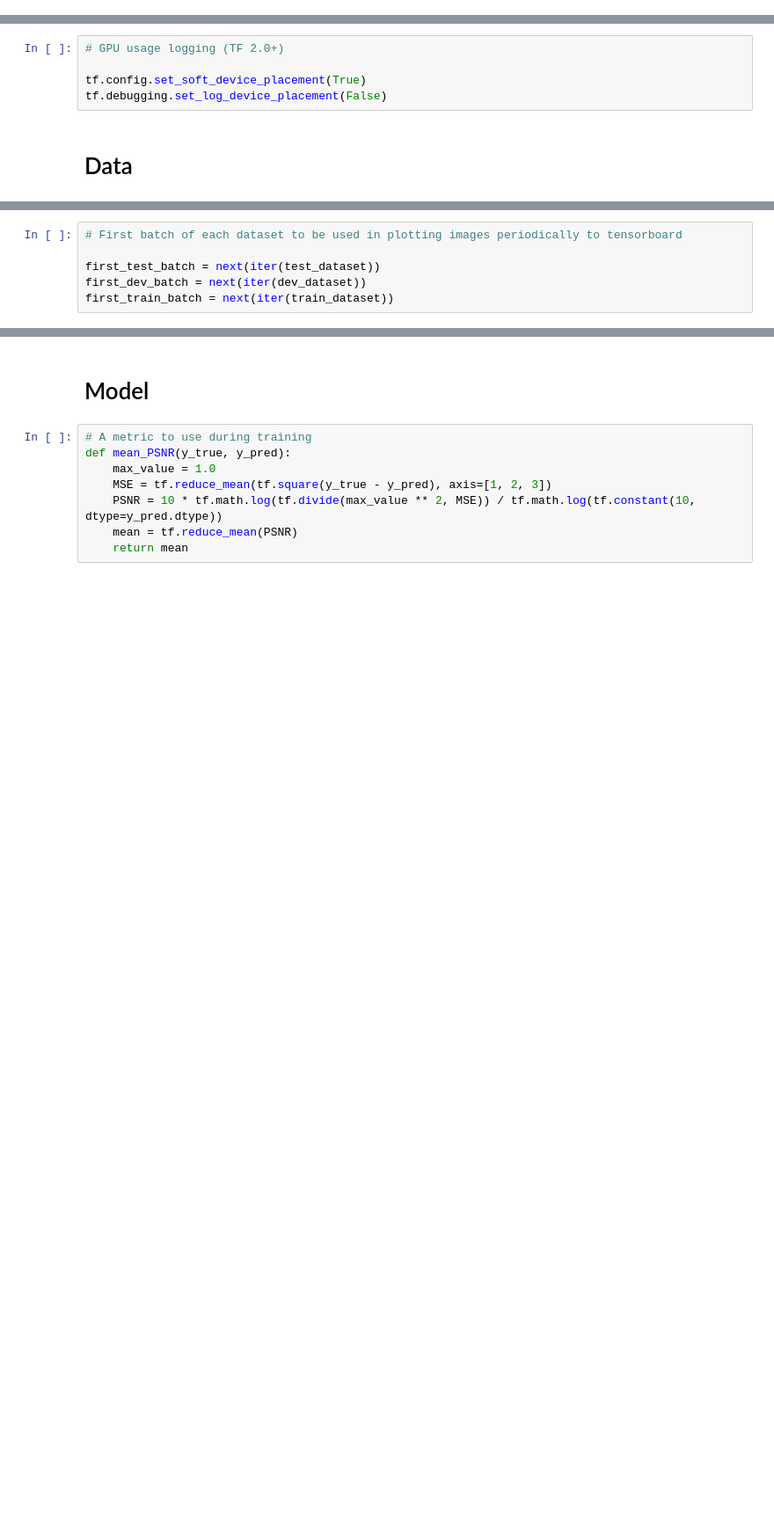
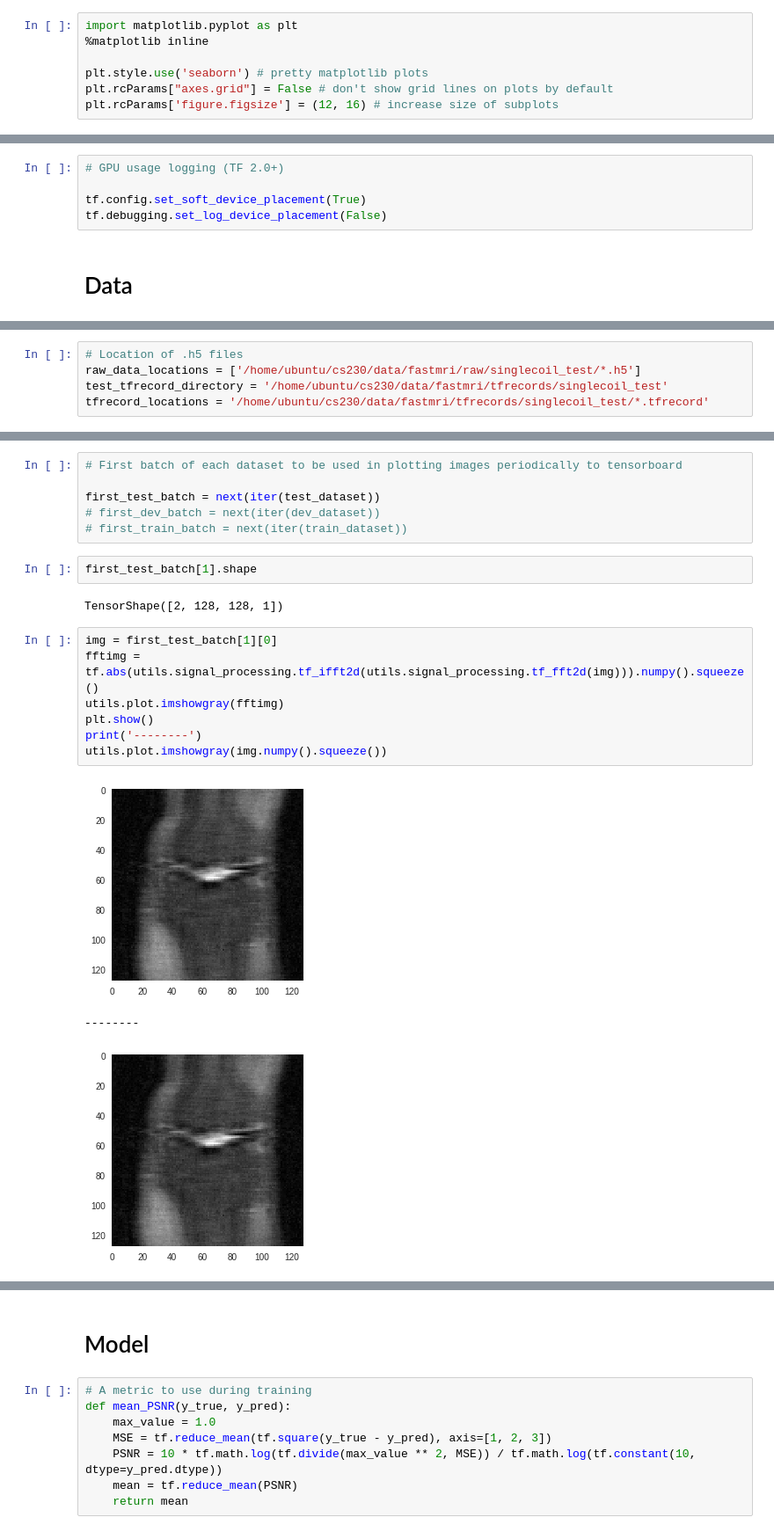
Before and after one commit to alexwal/cs230-project, a Jupyter notebook: MRI_reconstruction_example/train_automap_model_on_fastmri_dataset.ipynb, the cells around one changed output, grey strips where cells are left out. Shown at 88% size. Saved outputs shown, nothing was run; the diff lists cells and outputs as text; blank space fills up the shorter version.

```diff
--- a/MRI_reconstruction_example/train_automap_model_on_fastmri_dataset.ipynb
+++ b/MRI_reconstruction_example/train_automap_model_on_fastmri_dataset.ipynb
@@ -16,6 +16,13 @@ import os
 from datetime import datetime
 import numpy as np
 import tensorflow as tf
+# %%
+import matplotlib.pyplot as plt
+%matplotlib inline
+
+plt.style.use('seaborn') # pretty matplotlib plots
+plt.rcParams["axes.grid"] = False # don't show grid lines on plots by default
+plt.rcParams['figure.figsize'] = (12, 16) # increase size of subplots
 # %%
 from packaging import version
 
@@ -34,0 +44,5 @@ tf.debugging.set_log_device_placement(False)
+# %%
+# Location of .h5 files
+raw_data_locations = ['/home/ubuntu/cs230/data/fastmri/raw/singlecoil_test/*.h5']
+test_tfrecord_directory = '/home/ubuntu/cs230/data/fastmri/tfrecords/singlecoil_test'
+tfrecord_locations = '/home/ubuntu/cs230/data/fastmri/tfrecords/singlecoil_test/*.tfrecord'
@@ -85,5 +137,20 @@ Loading dataset... Shuffle items? True. Shuffle buffer: 1
 # First batch of each dataset to be used in plotting images periodically to tensorboard
 
 first_test_batch = next(iter(test_dataset))
-first_dev_batch = next(iter(dev_dataset))
-first_train_batch = next(iter(train_dataset))
+# first_dev_batch = next(iter(dev_dataset))
+# first_train_batch = next(iter(train_dataset))
+# %%
+first_test_batch[1].shape
+# %% [output]
+TensorShape([2, 128, 128, 1])
+# %%
+img = first_test_batch[1][0]
+fftimg = tf.abs(utils.signal_processing.tf_ifft2d(utils.signal_processing.tf_fft2d(img))).numpy().squeeze()
+utils.plot.imshowgray(fftimg)
+plt.show()
+print('--------')
+utils.plot.imshowgray(img.numpy().squeeze())
+# %% [output]
+[figure, added]
+--------
+[figure, added]
```
Also changed, not shown: parts of 13 cells of this notebook, 2 other files.
